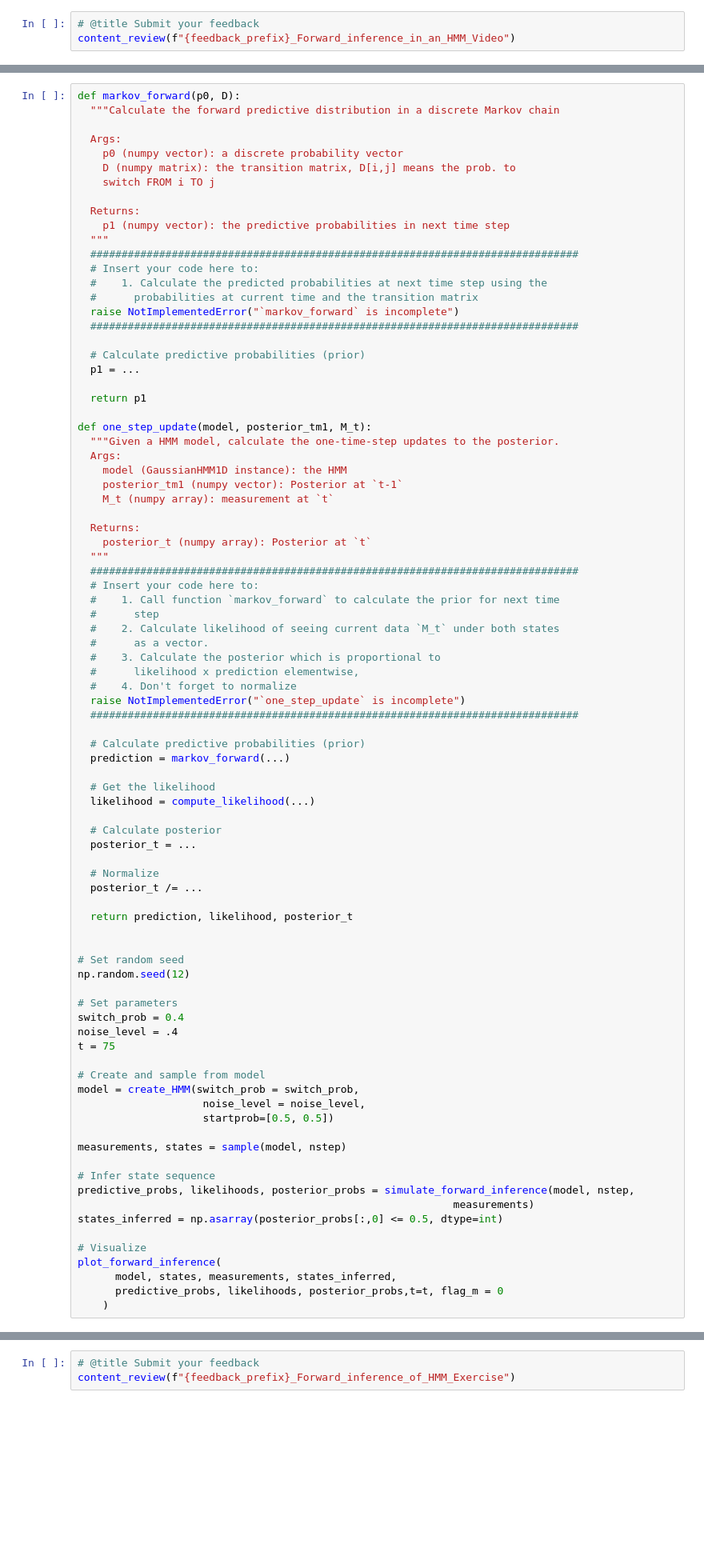
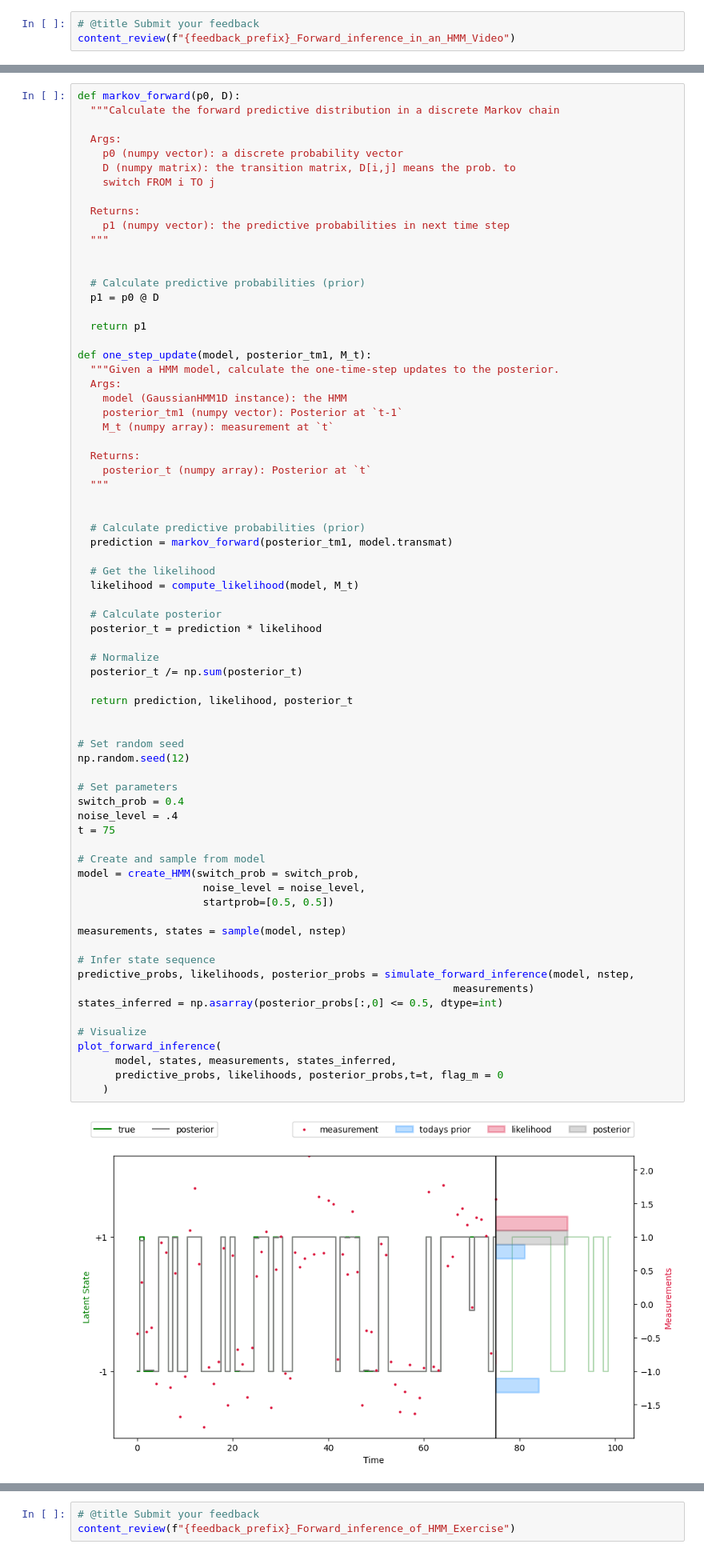
Before and after one commit to heathlarsson/course-content, a Jupyter notebook: tutorials/W3D2_HiddenDynamics/W3D2_Tutorial2.ipynb, the cells around one changed output, grey strips where cells are left out. Shown: that part at 80% size. Saved outputs shown, nothing was run; the diff lists cells and outputs as text; blank space fills up the shorter version.

```diff
--- a/tutorials/W3D2_HiddenDynamics/W3D2_Tutorial2.ipynb
+++ b/tutorials/W3D2_HiddenDynamics/W3D2_Tutorial2.ipynb
@@ -1117,15 +1145,10 @@ def markov_forward(p0, D):
   Returns:
     p1 (numpy vector): the predictive probabilities in next time step
   """
-  ##############################################################################
-  # Insert your code here to:
-  #    1. Calculate the predicted probabilities at next time step using the
-  #      probabilities at current time and the transition matrix
-  raise NotImplementedError("`markov_forward` is incomplete")
-  ##############################################################################
+
 
   # Calculate predictive probabilities (prior)
-  p1 = ...
+  p1 = p0 @ D
 
   return p1
 
@@ -1139,55 +1162,47 @@ def one_step_update(model, posterior_tm1, M_t):
   Returns:
     posterior_t (numpy array): Posterior at `t`
   """
-  ##############################################################################
-  # Insert your code here to:
-  #    1. Call function `markov_forward` to calculate the prior for next time
-  #      step
-  #    2. Calculate likelihood of seeing current data `M_t` under both states
-  #      as a vector.
-  #    3. Calculate the posterior which is proportional to
-  #      likelihood x prediction elementwise,
-  #    4. Don't forget to normalize
-  raise NotImplementedError("`one_step_update` is incomplete")
-  ##############################################################################
+
 
   # Calculate predictive probabilities (prior)
-  prediction = markov_forward(...)
+  prediction = markov_forward(posterior_tm1, model.transmat)
 
   # Get the likelihood
-  likelihood = compute_likelihood(...)
+  likelihood = compute_likelihood(model, M_t)
 
   # Calculate posterior
-  posterior_t = ...
+  posterior_t = prediction * likelihood
 
   # Normalize
-  posterior_t /= ...
+  posterior_t /= np.sum(posterior_t)
 
   return prediction, likelihood, posterior_t
 
 
 # Set random seed
 np.random.seed(12)
 
 # Set parameters
 switch_prob = 0.4
 noise_level = .4
 t = 75
 
 # Create and sample from model
 model = create_HMM(switch_prob = switch_prob,
                     noise_level = noise_level,
                     startprob=[0.5, 0.5])
 
 measurements, states = sample(model, nstep)
 
 # Infer state sequence
 predictive_probs, likelihoods, posterior_probs = simulate_forward_inference(model, nstep,
                                                             measurements)
 states_inferred = np.asarray(posterior_probs[:,0] <= 0.5, dtype=int)
 
 # Visualize
 plot_forward_inference(
       model, states, measurements, states_inferred,
       predictive_probs, likelihoods, posterior_probs,t=t, flag_m = 0
     )
+# %% [output]
+[figure, added]
```
Also changed, not shown: parts of 15 cells of this notebook.
